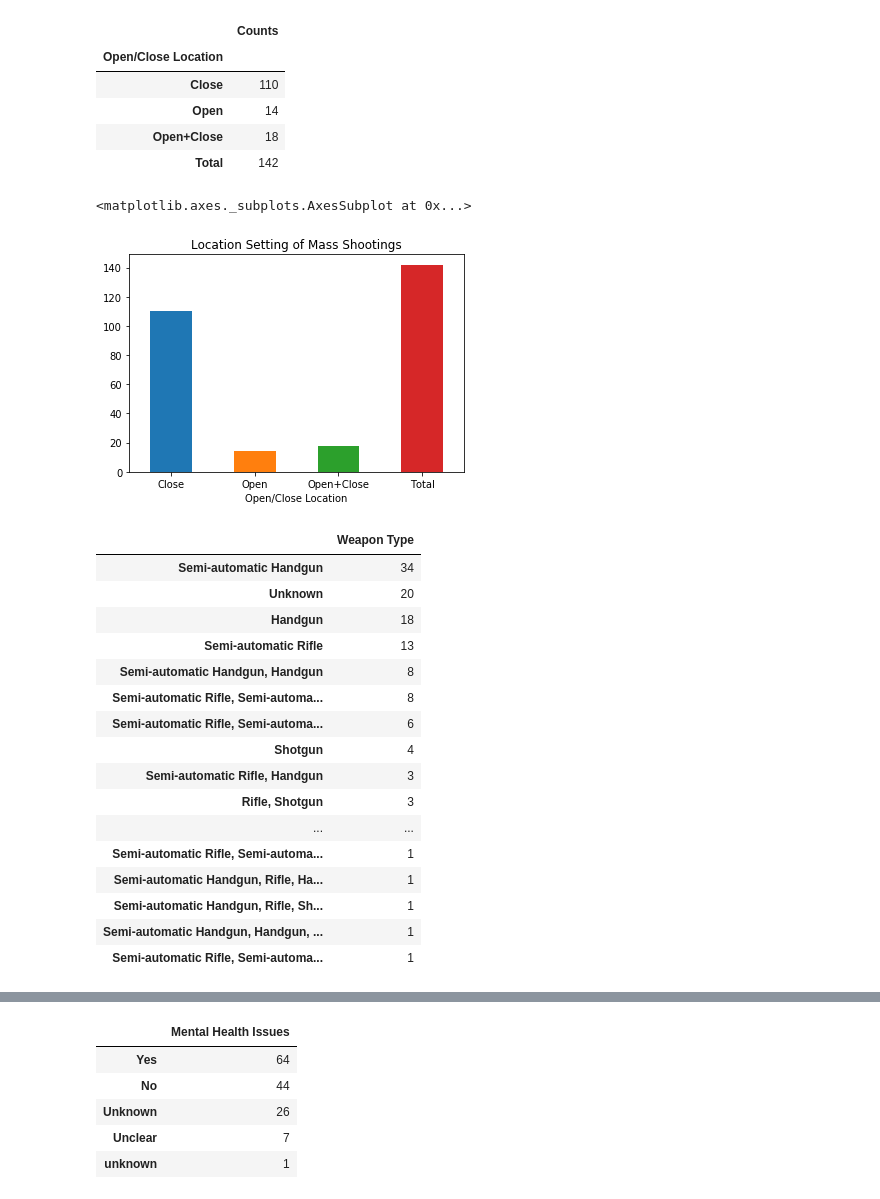
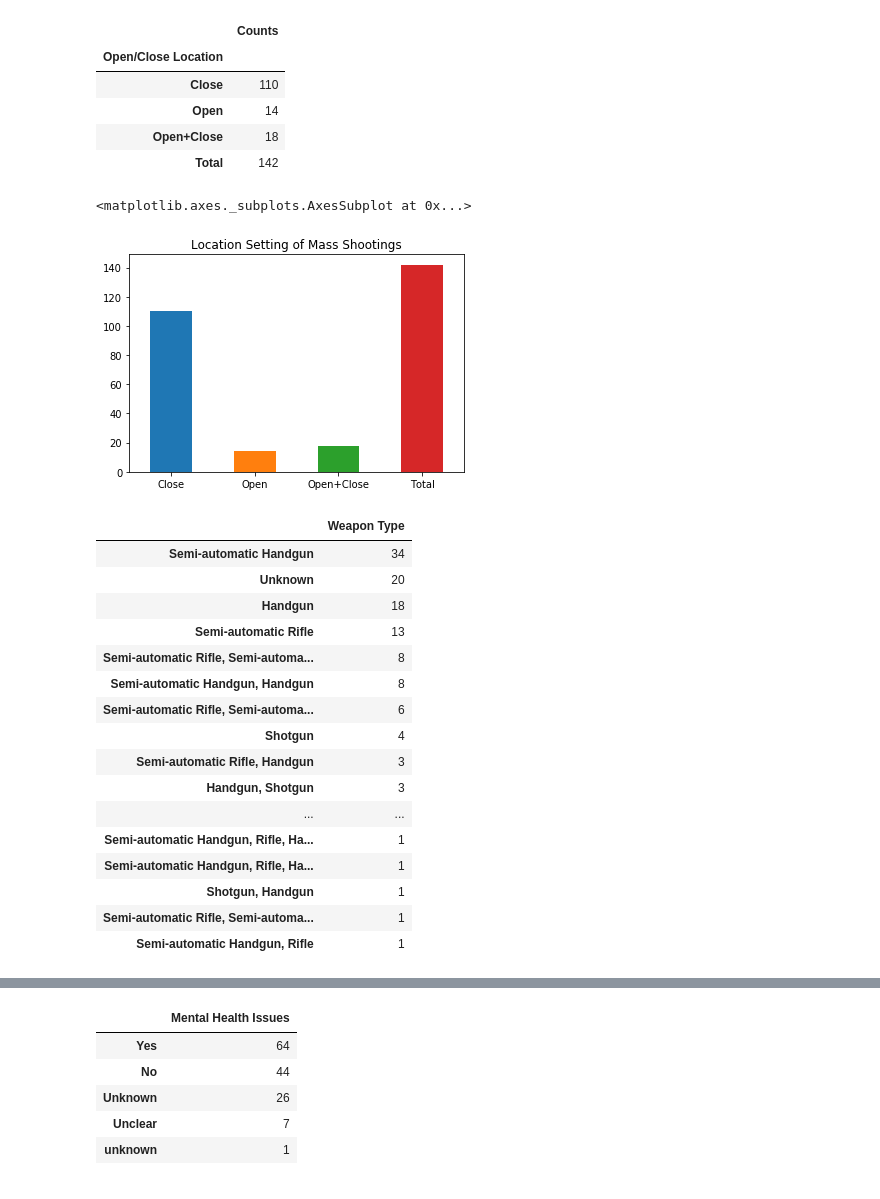
Before and after one commit to AlexGoico/Torres-Code-Review, a Jupyter notebook: Shooting_Analysis.ipynb, the cells around one changed output, grey strips where cells are left out. Drawn from its saved outputs; the diff is of its cells as text; code cells hidden in the pictures.

```diff
--- a/Shooting_Analysis.ipynb
+++ b/Shooting_Analysis.ipynb
@@ -3,7 +3,7 @@ import pandas as pd
 import matplotlib.pyplot as plt
 # %%
 # Get a sample of the data
-df = pd.read_csv('MassShootingsPlus4.csv', encoding='ISO-8859-1')
+df = pd.read_csv('data/MassShootingsPlus4.csv', encoding='ISO-8859-1')
 df.columns
 # %% [output]
 Index(['State', 'Date', 'Open/Close Location', 'Fatalities', 'Injured',
@@ -47,16 +47,21 @@ oc_locs.rename('Counts').to_frame() # You can use to_frame as a way to pretty pr
 | Open+Close | 18 |
 | Total | 142 |
 # %%
+# Ugly but works
+plt.axes() \
+   .axes.get_xaxis() \
+   .get_label() \
+   .set_visible(False)
 oc_locs.plot.bar(title='Location Setting of Mass Shootings', rot=0)
 
 # xs= [i + 0.1 for i, _ in enumerate(oc_locs)]
 # plt.bar(xs, oc_locs)
 # plt.title('Location Setting of Mass Shootings')
 # plt.xticks([i + .2 for i, _ in enumerate(oc_locs)], oc_locs.index)
 # plt.show()
 # %% [output]
 <matplotlib.axes._subplots.AxesSubplot at 0x...>
-[figure, old version]
+[figure, new version]
 # %%
 weapon_freqs = df['Weapon Type'].value_counts()
 weapon_freqs.to_frame()
@@ -67,18 +72,18 @@ weapon_freqs.to_frame()
 | Unknown | 20 |
 | Handgun | 18 |
 | Semi-automatic Rifle | 13 |
+| Semi-automatic Rifle, Semi-automa... | 8 |
 | Semi-automatic Handgun, Handgun | 8 |
-| Semi-automatic Rifle, Semi-automa... | 8 |
 | Semi-automatic Rifle, Semi-automa... | 6 |
 | Shotgun | 4 |
 | Semi-automatic Rifle, Handgun | 3 |
-| Rifle, Shotgun | 3 |
+| Handgun, Shotgun | 3 |
 | ... | ... |
+| Semi-automatic Handgun, Rifle, Ha... | 1 |
+| Semi-automatic Handgun, Rifle, Ha... | 1 |
+| Shotgun, Handgun | 1 |
 | Semi-automatic Rifle, Semi-automa... | 1 |
-| Semi-automatic Handgun, Rifle, Ha... | 1 |
-| Semi-automatic Handgun, Rifle, Sh... | 1 |
-| Semi-automatic Handgun, Handgun, ... | 1 |
-| Semi-automatic Rifle, Semi-automa... | 1 |
+| Semi-automatic Handgun, Rifle | 1 |
 # %%
 # More on colormaps here: https://matplotlib.org/tutorials/colors/colormaps.html
 # Basically took the first color in the colormap row since there is only one bar class I guess
```
Also changed, not shown: parts of 3 cells of this notebook, 5 other files.
